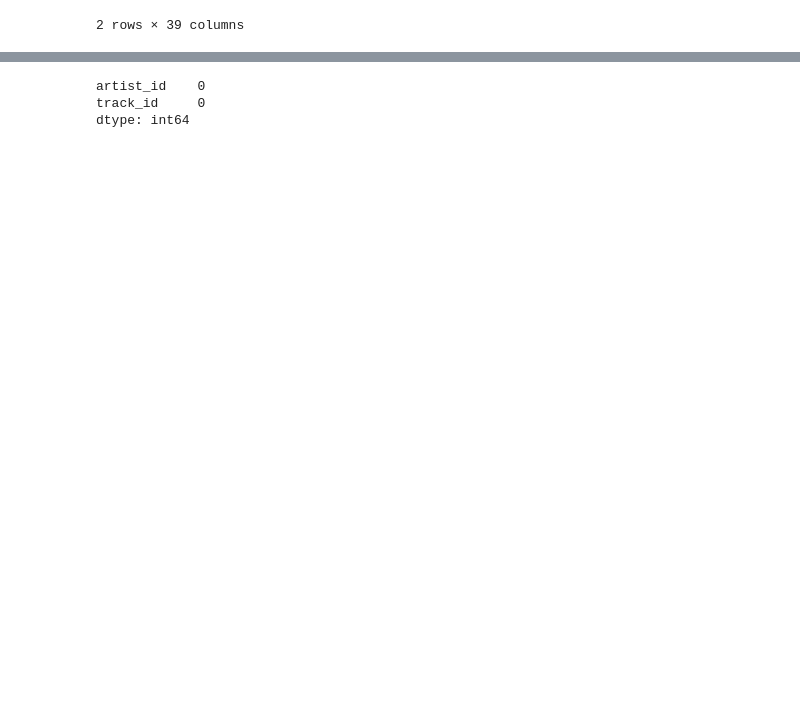
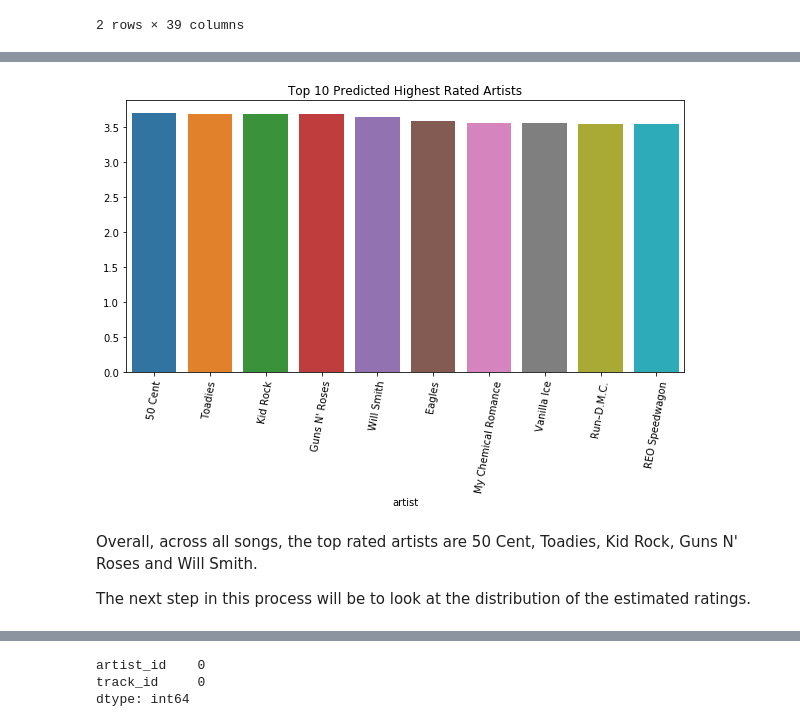
Before and after one commit to adinas94/Spotify_Recommendation_System, a Jupyter notebook: Post-Modeling EDA for Recommendation System .ipynb, the cells around one changed output, grey strips where cells are left out. Cells and saved outputs as stored; diff of their text form; code cells hidden in the pictures; blank space fills up the shorter version.

```diff
--- a/Post-Modeling EDA for Recommendation System .ipynb
+++ b/Post-Modeling EDA for Recommendation System .ipynb
@@ -162,3 +155,16 @@ plt.xticks(rotation=80);
+# %%
+#Plot the top 10 predicted highest rated movies
+plt.figure(figsize=(10,5))
+topartists = df_inner.groupby('artist').mean()['estimatedrating'].sort_values(ascending=False).head(10)
+sns.barplot(topartists.index, topartists.values)
+plt.title('Top 10 Predicted Highest Rated Artists')
+plt.xticks(rotation=80);
+# %% [output]
+[figure, added]
+# %% [markdown]
+Overall, across all songs, the top rated artists are 50 Cent, Toadies, Kid Rock, Guns N' Roses and Will Smith.
+
+The next step in this process will be to look at the distribution of the estimated ratings.
 # %%
 #Plot a histogram of the frequency of certain estimated rating values
 plt.hist(df_inner['estimatedrating'],bins=30)
```
Also changed, not shown: parts of 54 cells of this notebook.
